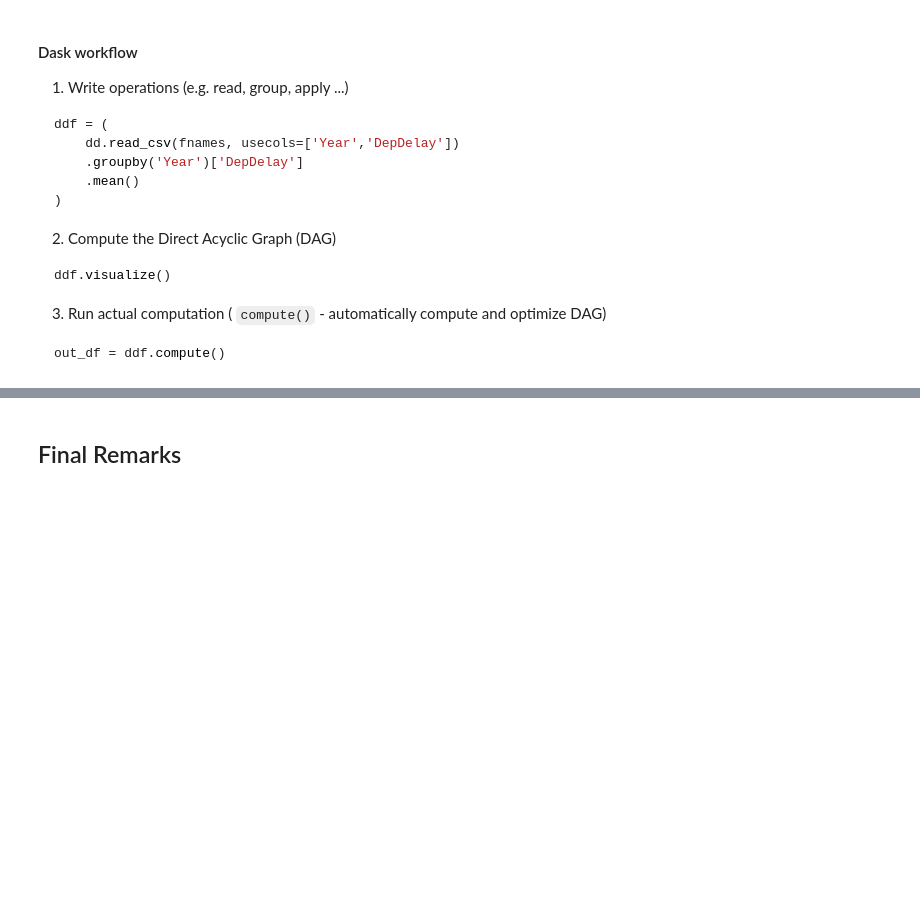
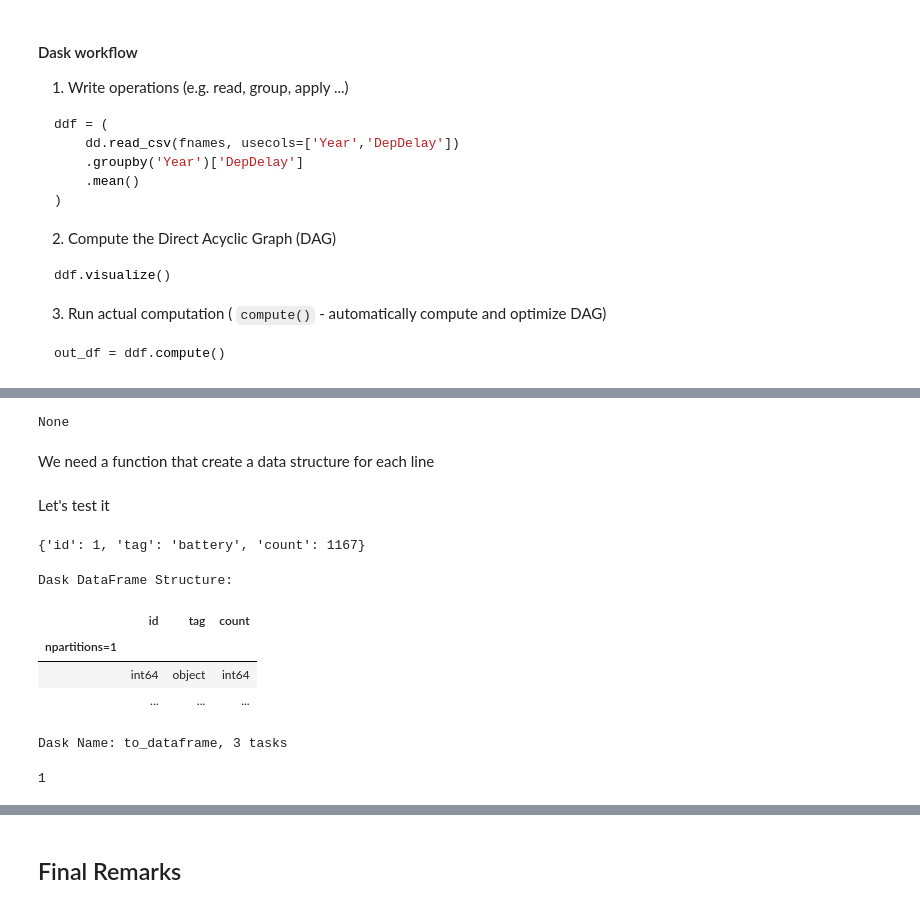
Before and after one commit to srggrs/ResBaz, a Jupyter notebook: 2019/Pandas-vs-Dask-rezbaz2019-slides.ipynb, the cells around one changed output, grey strips where cells are left out. Saved outputs shown, nothing was run; the diff lists cells and outputs as text; code cells hidden in the pictures; blank space fills up the shorter version.

```diff
--- a/2019/Pandas-vs-Dask-rezbaz2019-slides.ipynb
+++ b/2019/Pandas-vs-Dask-rezbaz2019-slides.ipynb
@@ -304,0 +371,2 @@ out_df = ddf.compute()
+# %%
+tags = db.read_text('data/askubuntu.com/Tags.xml', encoding='utf-8')
@@ -304,0 +388,3 @@ out_df = ddf.compute()
+# %%
+tags_rows = tags.filter(lambda line: line.find('<row') >= 0)
+tags_rows.take(5)
@@ -304,0 +425,6 @@ out_df = ddf.compute()
+# %%
+print(extraction(test_line, 'Unknown', str))
+# %% [output]
+None
+# %% [markdown]
+We need a function that create a data structure for each line
@@ -304,0 +439,20 @@ out_df = ddf.compute()
+# %% [markdown]
+Let's test it
+# %%
+extract_col(test_line)
+# %% [output]
+{'id': 1, 'tag': 'battery', 'count': 1167}
+# %%
+ddf_tags = tags_rows.map(extract_col).to_dataframe()
+ddf_tags
+# %% [output]
+Dask DataFrame Structure:
+|  | id | tag | count |
+| npartitions=1 |  |  |  |
+|  | int64 | object | int64 |
+|  | ... | ... | ... |
+Dask Name: to_dataframe, 3 tasks
+# %%
+ddf_tags.npartitions
+# %% [output]
+1
```
Also changed, not shown: parts of 29 cells of this notebook, 1 other file.
